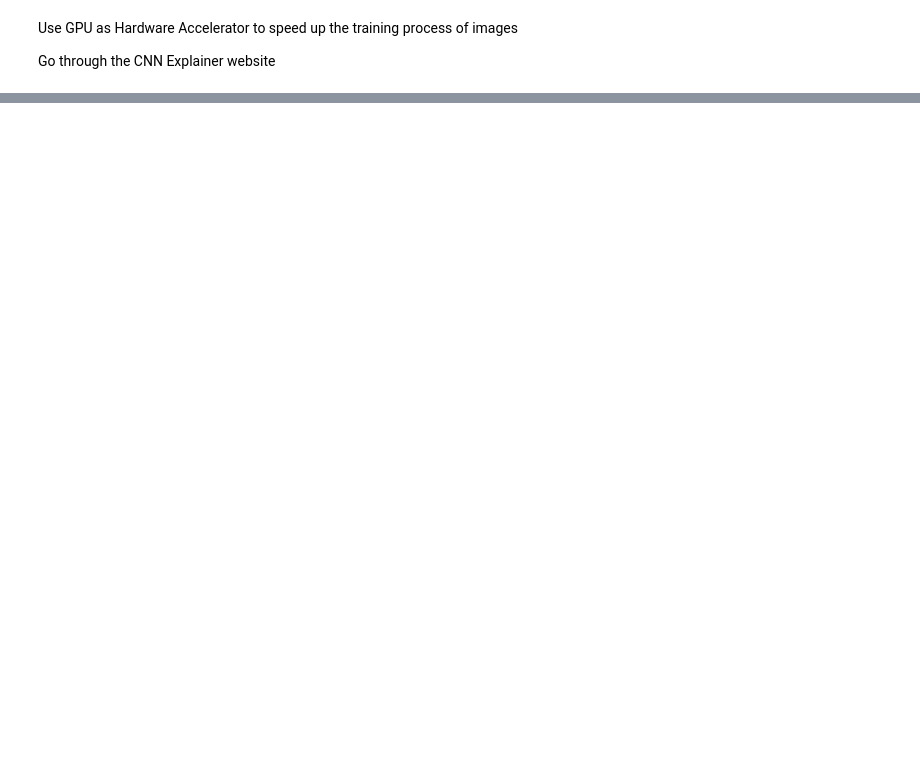
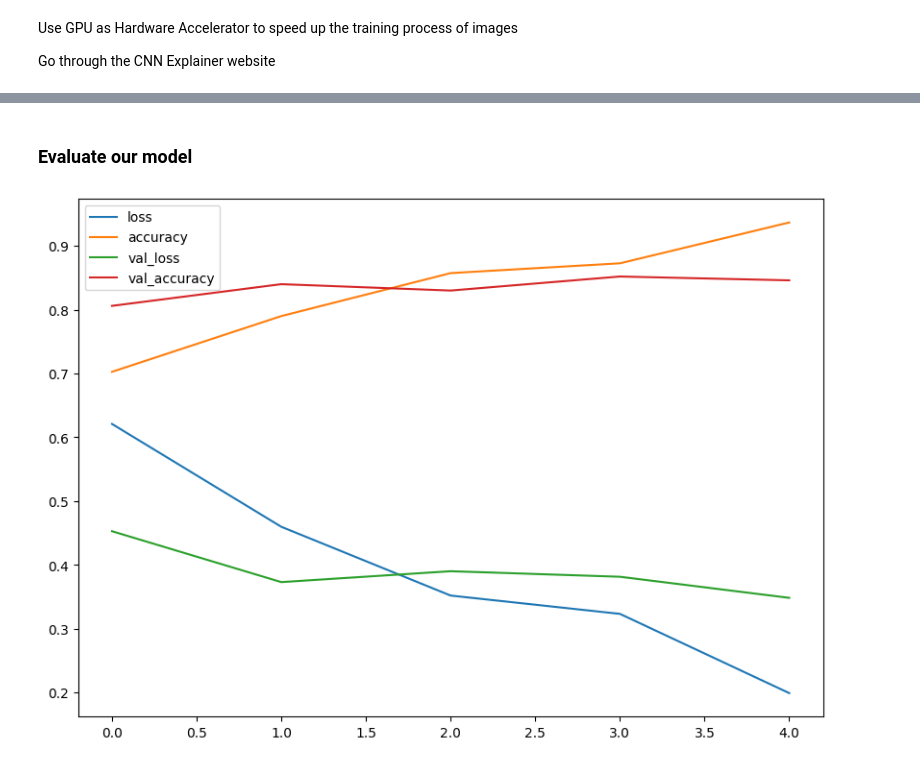
Before and after one commit to Shanu-Mathew/Tensorflow-Notes, a Jupyter notebook: CNN_&_CV.ipynb, the cells around one changed output, grey strips where cells are left out. Cells and saved outputs as stored; diff of their text form; code cells hidden in the pictures; blank space fills up the shorter version.

Commit message:
Fine-Tuning CNN Model

```diff
--- a/CNN_&_CV.ipynb
+++ b/CNN_&_CV.ipynb
@@ -218,0 +258,14 @@ _________________________________________________________________
+# %%
+# Create train and test data generators and rescale the data
+from tensorflow.keras.preprocessing.image import ImageDataGenerator
+train_datagen= ImageDataGenerator(rescale=1/255)
+test_datagen= ImageDataGenerator(rescale=1/255)
+# %%
+train_data=train_datagen.flow_from_directory (directory=train_dir,
+                                              target_size=(224,224),
+                                              class_mode="binary",
+                                              batch_size=32)
+test_data= test_datagen.flow_from_directory(test_dir,
+                                            target_size=(224,224),
+                                              class_mode="binary",
+                                              batch_size=32)
@@ -218,0 +321,26 @@ _________________________________________________________________
+# %%
+#Baseline Model
+model_4=Sequential([
+    Conv2D(filters=10, # filters is the number of the sliding window
+           kernel_size=3, # The size of the sliding window going across the input
+           strides=1, # The size of the step the sliding window takes across the step
+           padding="valid",# if "same" output shape = input shape, else if "valid" output shape gets compressed
+           activation="relu",
+           input_shape=(224,224,3)),
+    Conv2D(10,3,activation="relu"),
+    Conv2D(10,3,activation="relu"),
+    Flatten(),
+    Dense(1,activation="sigmoid")
+])
+
+# Compile the model
+model_4.compile(loss="binary_crossentropy",
+                optimizer=Adam(),
+                metrics=["accuracy"])
+
+#Fit the model
+history_4=model_4.fit(train_data,
+                      epochs=5,
+                      steps_per_epoch=len(train_data),
+                      validation_data=test_data,
+                      validation_steps=len(test_data))
@@ -218,0 +358,7 @@ _________________________________________________________________
+# %% [markdown]
+### Evaluate our model
+# %%
+import pandas as pd
+pd.DataFrame(history_4.history).plot(figsize=(10,7));
+# %% [output]
+[figure, added]
```
Also changed, not shown: parts of 29 cells of this notebook.
